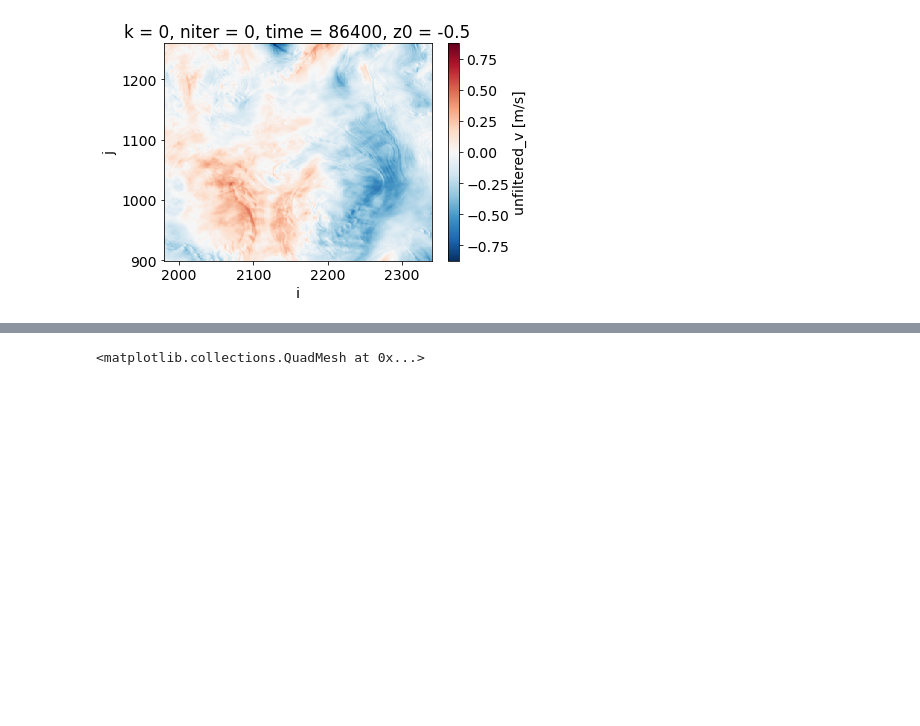
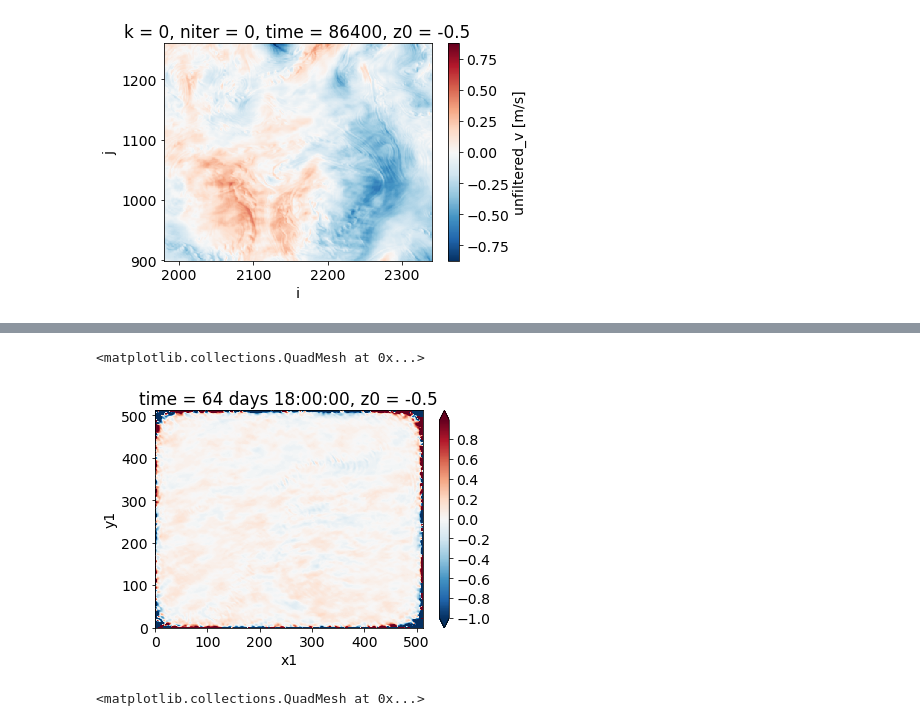
Before and after one commit to cspencerjones/separating-balanced, a Jupyter notebook: python/ginsburg_results/geostropy_plots.ipynb, the cells around one changed output, grey strips where cells are left out. Saved outputs shown, nothing was run; the diff lists cells and outputs as text; code cells hidden in the pictures; blank space fills up the shorter version.

```diff
--- a/python/ginsburg_results/geostropy_plots.ipynb
+++ b/python/ginsburg_results/geostropy_plots.ipynb
@@ -34,3 +39,8 @@ ds1.unfiltered_v.isel(time=1, i=slice(900,-900),j=slice(900,-900)).plot(x='i')
+# %%
+(dsA.wnfiltered_v.isel(time=60)-dsA.unfiltered_v_tp.isel(time=60)).plot(levels=np.arange(-1,1,0.01))
+# %% [output]
+<matplotlib.collections.QuadMesh at 0x...>
+[figure, added]
 # %%
 (ds1.unfiltered_v.isel(time=1, i=slice(900+500,-900+500),j=slice(900+250,-900+250))-dsB.unfiltered_v.isel(time=1)).plot()
 # %% [output]
```
Also changed, not shown: parts of 3 cells of this notebook, 2 other files.
